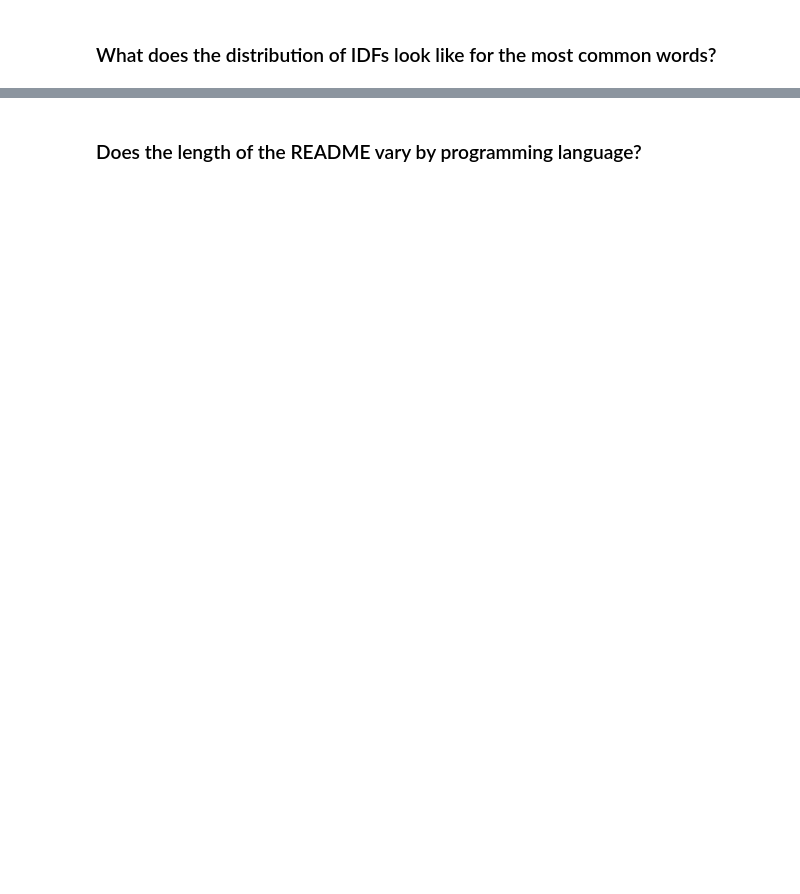
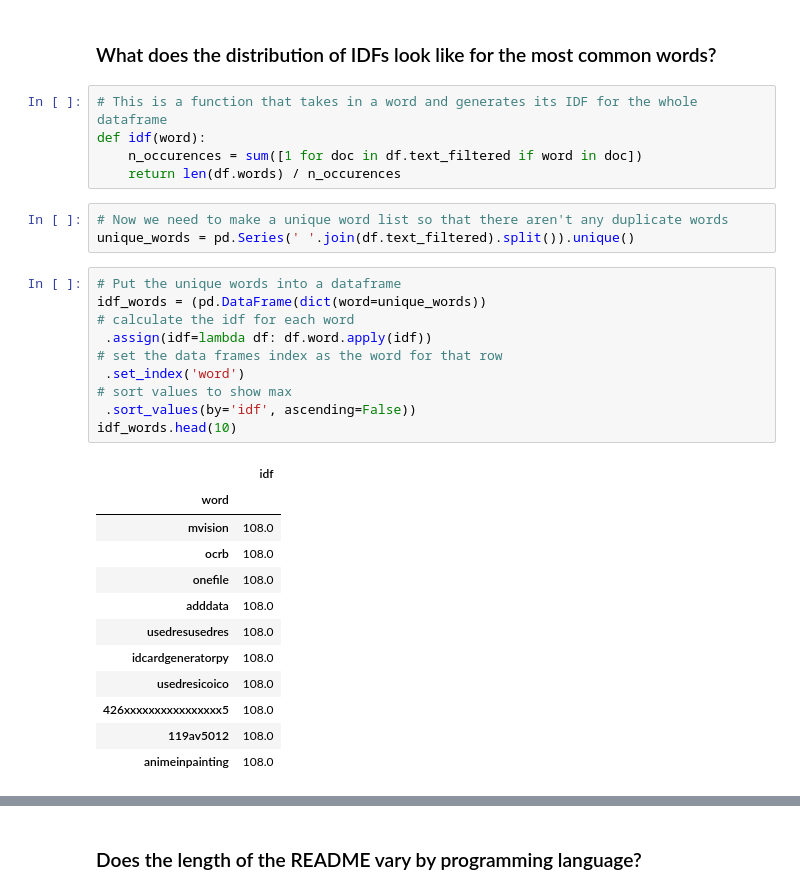
Before and after one commit to Bojado-Mays/OpenCV-NLP-Project, a Jupyter notebook: Final_Report.ipynb, the cells around one changed output, grey strips where cells are left out. Saved outputs shown, nothing was run; the diff lists cells and outputs as text; blank space fills up the shorter version.

```diff
--- a/Final_Report.ipynb
+++ b/Final_Report.ipynb
@@ -503,2 +503,33 @@ for ax in axs: ax.axis('off')
 # %% [markdown]
 ### What does the distribution of IDFs look like for the most common words?
+# %%
+# This is a function that takes in a word and generates its IDF for the whole dataframe
+def idf(word):
+    n_occurences = sum([1 for doc in df.text_filtered if word in doc])
+    return len(df.words) / n_occurences
+# %%
+# Now we need to make a unique word list so that there aren't any duplicate words
+unique_words = pd.Series(' '.join(df.text_filtered).split()).unique()
+# %%
+# Put the unique words into a dataframe
+idf_words = (pd.DataFrame(dict(word=unique_words))
+# calculate the idf for each word
+ .assign(idf=lambda df: df.word.apply(idf))
+# set the data frames index as the word for that row
+ .set_index('word')
+# sort values to show max
+ .sort_values(by='idf', ascending=False))
+idf_words.head(10)
+# %% [output]
+|  | idf |
+| word |  |
+| mvision | 108.0 |
+| ocrb | 108.0 |
+| onefile | 108.0 |
+| adddata | 108.0 |
+| usedresusedres | 108.0 |
+| idcardgeneratorpy | 108.0 |
+| usedresicoico | 108.0 |
+| 426xxxxxxxxxxxxxxxx5 | 108.0 |
+| 119av5012 | 108.0 |
+| animeinpainting | 108.0 |
```
Also changed, not shown: parts of 8 cells of this notebook.
